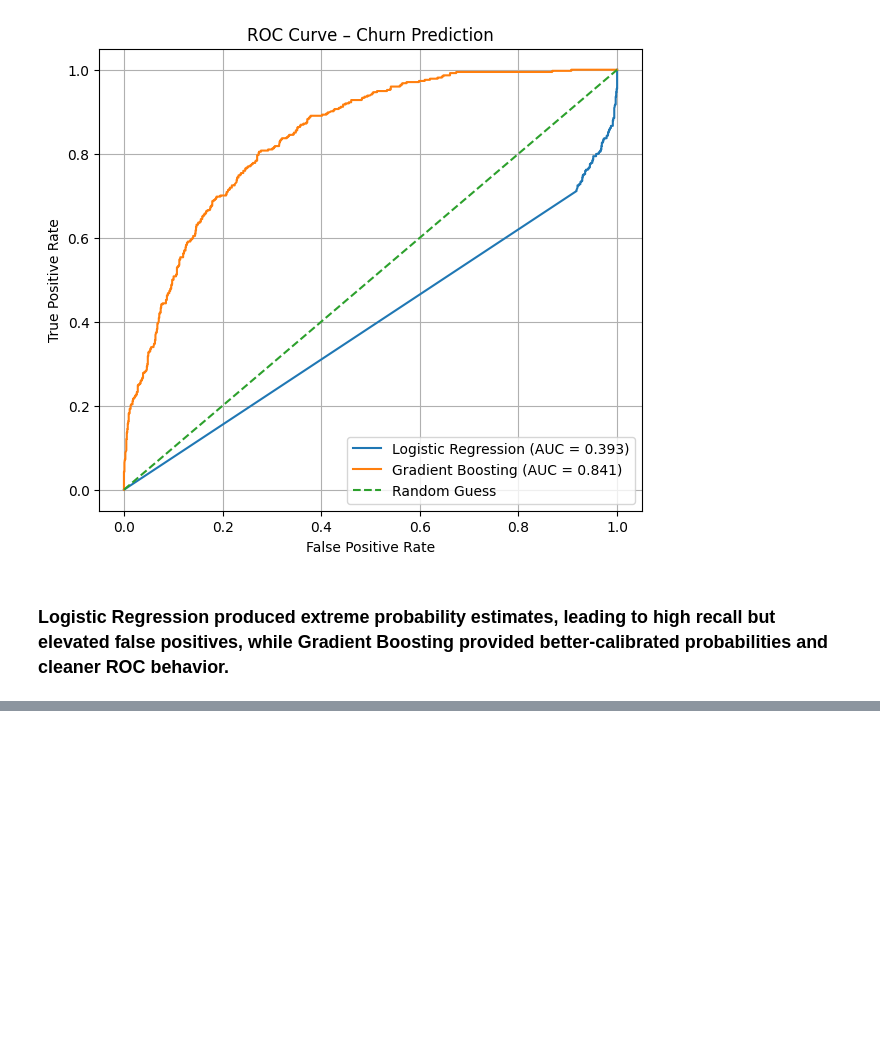
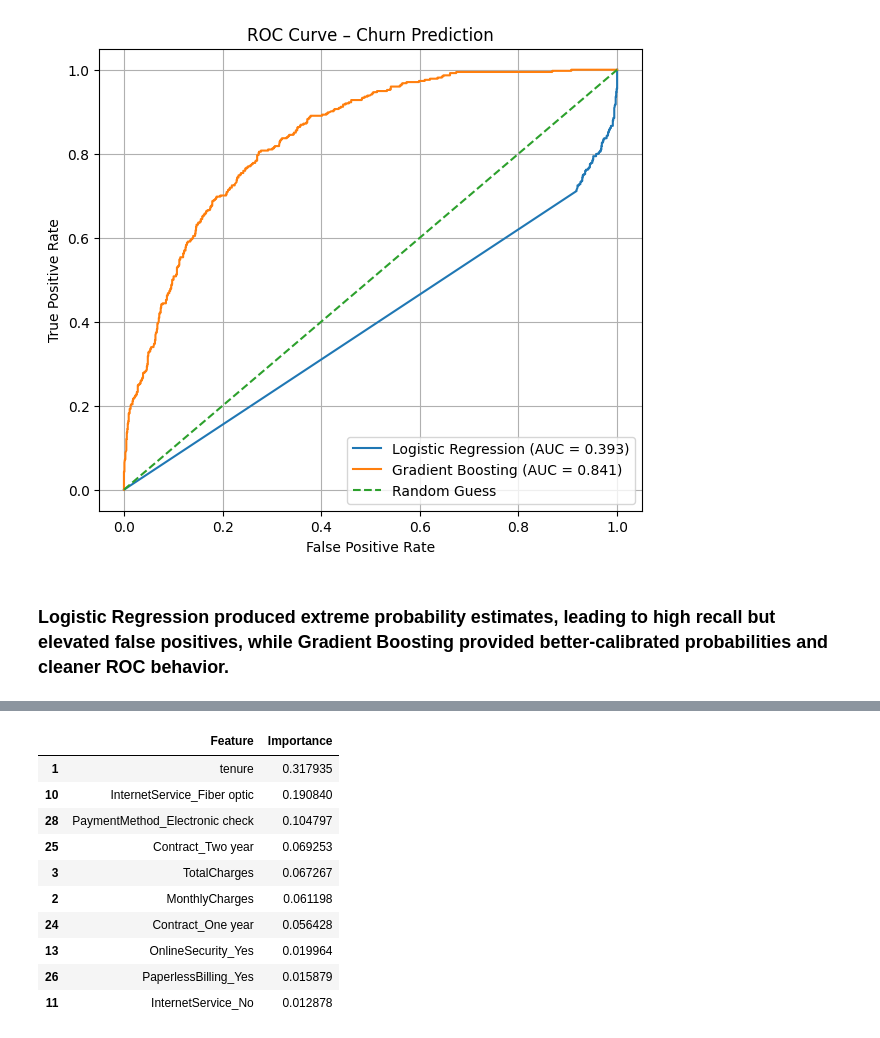
Before and after one commit to parinitaaa/customer-churn-ml, a Jupyter notebook: notebook/notebook.ipynb, the cells around one changed output, grey strips where cells are left out. Drawn from its saved outputs; the diff is of its cells as text; code cells hidden in the pictures; blank space fills up the shorter version.

```diff
--- a/notebook/notebook.ipynb
+++ b/notebook/notebook.ipynb
@@ -352,0 +384,23 @@ plt.show()
+# %%
+#GRADIENT BOOSTING
+gb_importance = pd.DataFrame({
+    "Feature": X.columns,
+    "Importance": gb.feature_importances_
+})
+
+gb_importance = gb_importance.sort_values("Importance", ascending=False)
+gb_importance.head(10)
+
+# which features matter most (strength, not direction)
+# %% [output]
+|  | Feature | Importance |
+| 1 | tenure | 0.317935 |
+| 10 | InternetService_Fiber optic | 0.190840 |
+| 28 | PaymentMethod_Electronic check | 0.104797 |
+| 25 | Contract_Two year | 0.069253 |
+| 3 | TotalCharges | 0.067267 |
+| 2 | MonthlyCharges | 0.061198 |
+| 24 | Contract_One year | 0.056428 |
+| 13 | OnlineSecurity_Yes | 0.019964 |
+| 26 | PaperlessBilling_Yes | 0.015879 |
+| 11 | InternetService_No | 0.012878 |
```
Also changed, not shown: parts of 3 cells of this notebook.
